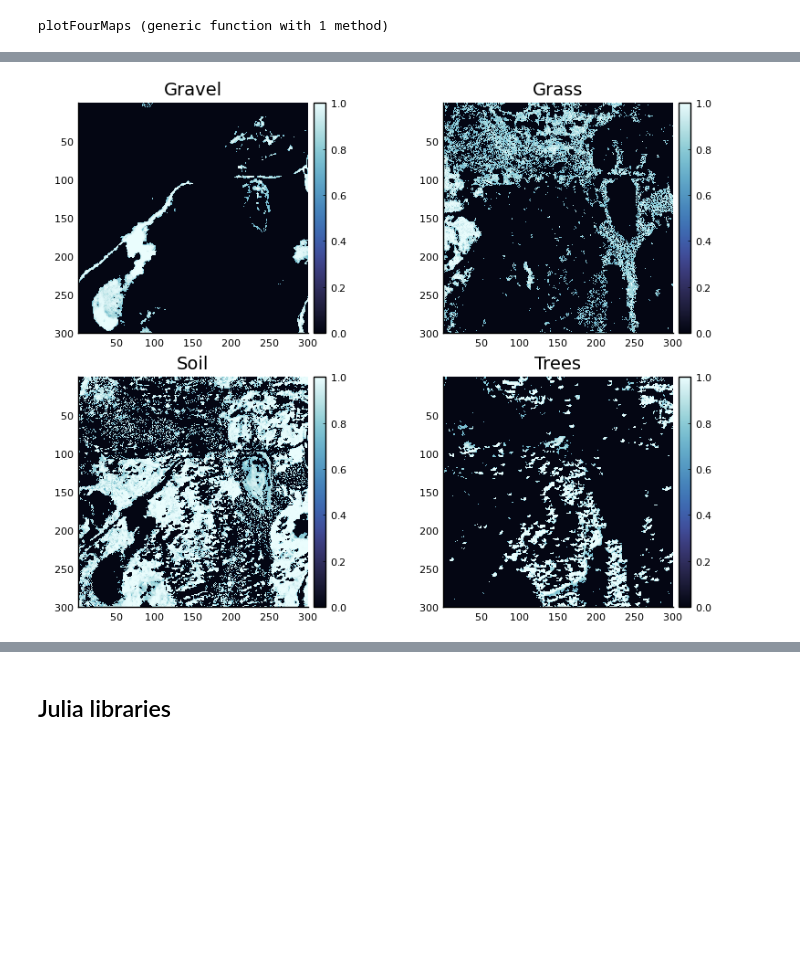
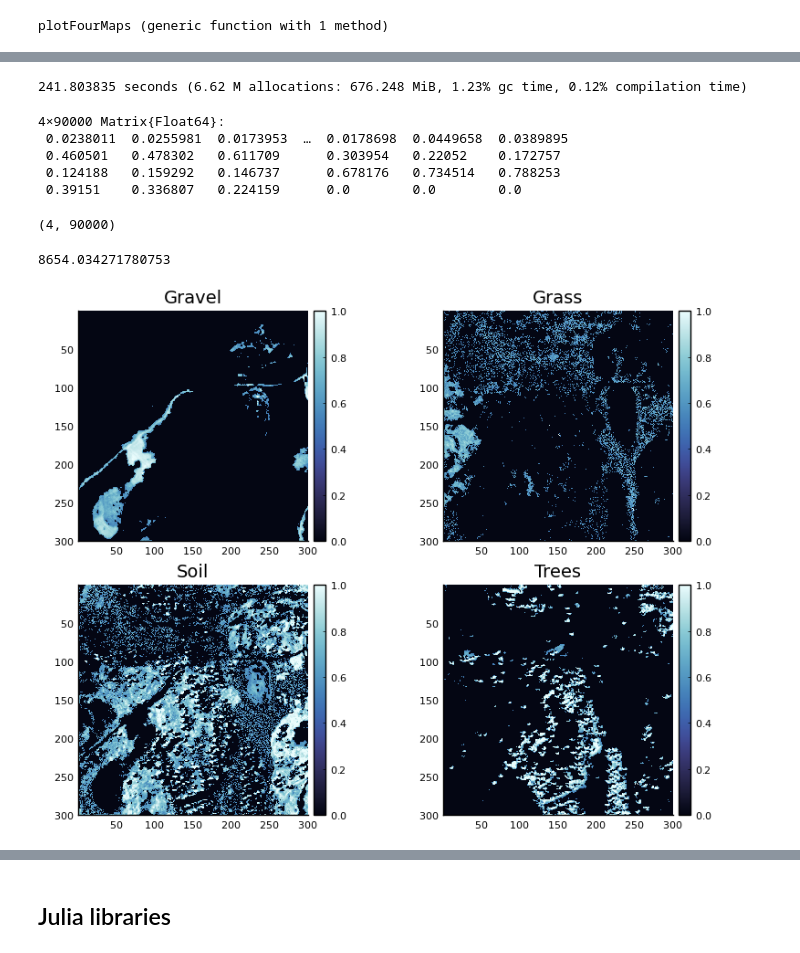
Before and after one commit to kevinmicha/Hyperspectral-image-unmixing-project, a Jupyter notebook: Project_parallelization_Julia_balbi_michalewicz.ipynb, the cells around one changed output, grey strips where cells are left out. Saved outputs shown, nothing was run; the diff lists cells and outputs as text; code cells hidden in the pictures; blank space fills up the shorter version.

```diff
--- a/Project_parallelization_Julia_balbi_michalewicz.ipynb
+++ b/Project_parallelization_Julia_balbi_michalewicz.ipynb
@@ -108,7 +108,7 @@ size(X)
 # %% [output]
 (255, 90000)
 # %%
-function ProjectedGradientDescent(X,S,f,∇f)
+@everywhere function ProjectedGradientDescent(X,S,f,∇f,f_stepsize)
 
     """
     projected gradient descent
@@ -124,24 +124,29 @@ function ProjectedGradientDescent(X,S,f,∇f)
 
     # Initialization
     N, p = size(X,2), size(S,2)
-    A_init = max.(zeros(p,N),randn(p,N))
+    A_init = max.(zeros(p,N),rand(p,N))
     A = A_init
     precision = 1.e-4
     δ = 1 # we compute the norm of the difference of A between iterations i and i+1
-    opt_stepsize = 2/opnorm(S'*S)
-    max_iter = 3500
+    opt_stepsize =  0.012 # 2/opnorm(S'*S)
+    final_stepsize = f_stepsize
+    max_iter = 5000
     nb_iter_pgrad = 0 # number of iterations
 
     # Loop
-    while (δ > precision) & (nb_iter_pgrad < max_iter)
+    while ((δ > precision) || (δ == 0.0)) & (nb_iter_pgrad < max_iter)
 
         nb_iter_pgrad += 1
-        #println(nb_iter_pgrad)
-        A_hat = max.(zeros(p,N), A - opt_stepsize * ∇f(A,X,S)) # step and projection
+        A_hat = max.(zeros(p,N), A - opt_stepsize * ∇f(A,X,S))
         δ = norm(A - A_hat)
         A = A_hat
     end
 
+    # Final iteration
+    A = A./sum(A, dims=1)
+    A = max.(zeros(p,N), A - final_stepsize * ∇f(A,X,S))
+    A = A./sum(A, dims=1)
+
     return A
 
 end
@@ -231,4 +449,27 @@ reshape(A[2,:], Int(sqrt(N)), Int(sqrt(N)))
+# %%
+using Distributed: pmap
+f_stepsize = 0.005
+
+A = @time pmap(Xi->ProjectedGradientDescent(Xi,S,f,∇f,f_stepsize), [X[:,j] for j = 1:N]);
+# %% [output]
+241.803835 seconds (6.62 M allocations: 676.248 MiB, 1.23% gc time, 0.12% compilation time)
+# %%
+A = hcat(A...)
+# %% [output]
+4×90000 Matrix{Float64}:
+ 0.0238011  0.0255981  0.0173953  …  0.0178698  0.0449658  0.0389895
+ 0.460501   0.478302   0.611709      0.303954   0.22052    0.172757
+ 0.124188   0.159292   0.146737      0.678176   0.734514   0.788253
+ 0.39151    0.336807   0.224159      0.0        0.0        0.0
+# %%
+size(A)
+# %% [output]
+(4, 90000)
+# %%
+sum(reshape(A[1,:], Int(sqrt(N)), Int(sqrt(N))))
+# %% [output]
+8654.034271780753
 # %%
-plotFourMaps(A.*(A.>0.7))
+plotFourMaps(A.*(A.>0.5))
 # %% [output]
-[figure, old version]
+[figure, new version]
```
Also changed, not shown: parts of 49 cells of this notebook, 1 other file.
